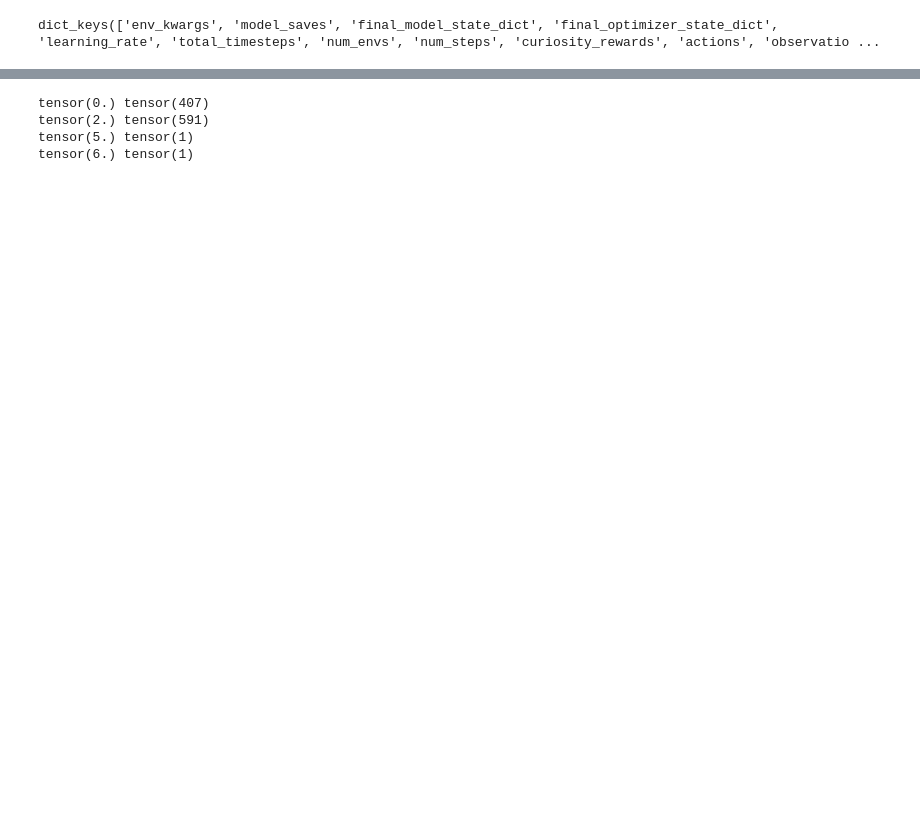
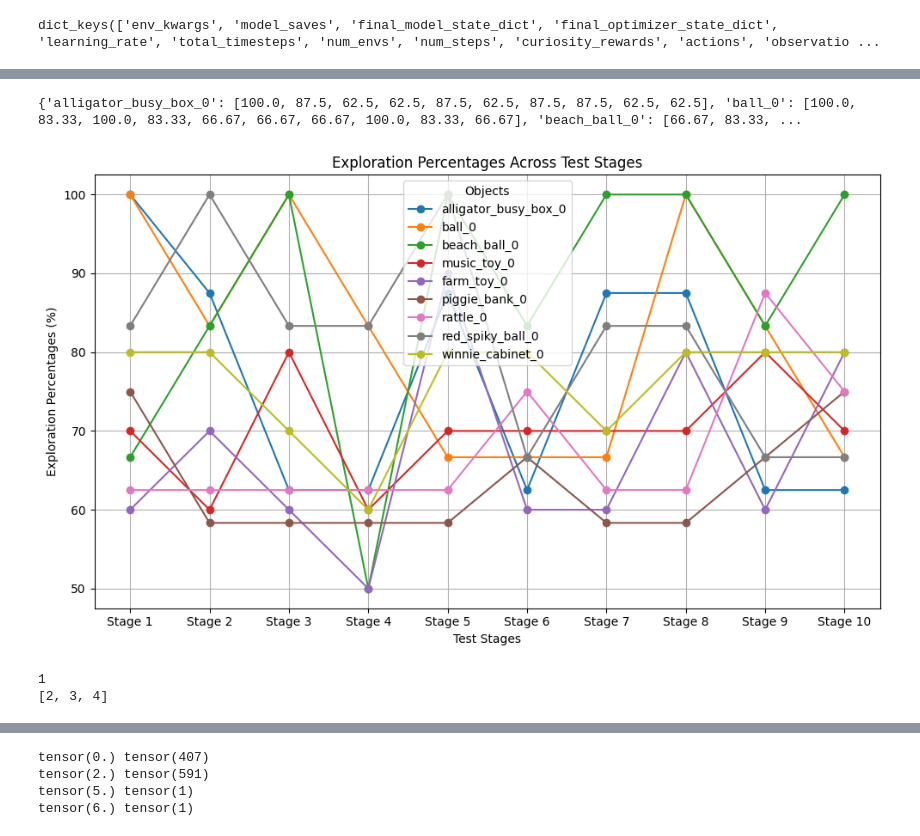
Before and after one commit to KevinHan1209/mini_behavior, a Jupyter notebook: testNotebook.ipynb, the cells around one changed output, grey strips where cells are left out. Cells and saved outputs as stored; diff of their text form; code cells hidden in the pictures; blank space fills up the shorter version.

```diff
--- a/testNotebook.ipynb
+++ b/testNotebook.ipynb
@@ -16,6 +16,7 @@ import torch.nn as nn
 import torch
 from env_wrapper import CustomObservationWrapper
 import argparse
+from mini_behavior.roomgrid import *
 
 class MinigridFeaturesExtractor(BaseFeaturesExtractor):
     def __init__(self, observation_space: gym.Space, features_dim: int = 512, normalized_image: bool = False) -> None:
@@ -42,7 +43,7 @@ class MinigridFeaturesExtractor(BaseFeaturesExtractor):
 
 TASK = 'MultiToy'
 PARTIAL_OBS = True
-ROOM_SIZE = 10
+ROOM_SIZE = 16
 MAX_STEPS = 1000
 TOTAL_TIMESTEPS = 1e5
 DENSE_REWARD = False
@@ -184,3 +274,43 @@ dict_keys(['env_kwargs', 'model_saves', 'final_model_state_dict', 'final_optimiz
+# %%
+import matplotlib.pyplot as plt
+
+exploration_data = checkpoint['exploration_percentages']
+objects = list(exploration_data[0].keys())  # Extract object names
+
+# Extract exploration percentages
+exploration_percentages = {obj: [] for obj in objects}
+for stage in exploration_data:
+    for obj in objects:
+        exploration_percentages[obj].append(float(stage[obj]))
+
+print(exploration_percentages)
+
+# Create the plot
+plt.figure(figsize=(10, 6))
+for obj, percentages in exploration_percentages.items():
+    plt.plot(percentages, marker="o", label=obj)
+
+# Customize plot
+plt.title("Exploration Percentages Across Test Stages")
+plt.xlabel("Test Stages")
+plt.ylabel("Exploration Percentages (%)")
+plt.xticks(range(len(exploration_data)), [f"Stage {i+1}" for i in range(len(exploration_data))])
+plt.legend(title="Objects")
+plt.grid(True)
+plt.tight_layout()
+
+# Show the plot
+plt.show()
+# %% [output]
+{'alligator_busy_box_0': [100.0, 87.5, 62.5, 62.5, 87.5, 62.5, 87.5, 87.5, 62.5, 62.5], 'ball_0': [100.0, 83.33, 100.0, 83.33, 66.67, 66.67, 66.67, 100.0, 83.33, 66.67], 'beach_ball_0': [66.67, 83.33, ...
+[figure, added]
+# %%
+queue = [1,2,3,4]
+print(queue.pop(0))
+print(queue)
+# %% [output]
+1
+[2, 3, 4]
 # %%
 
 from IPython.display import display
```
Also changed, not shown: parts of 10 cells of this notebook, 8 other files.
